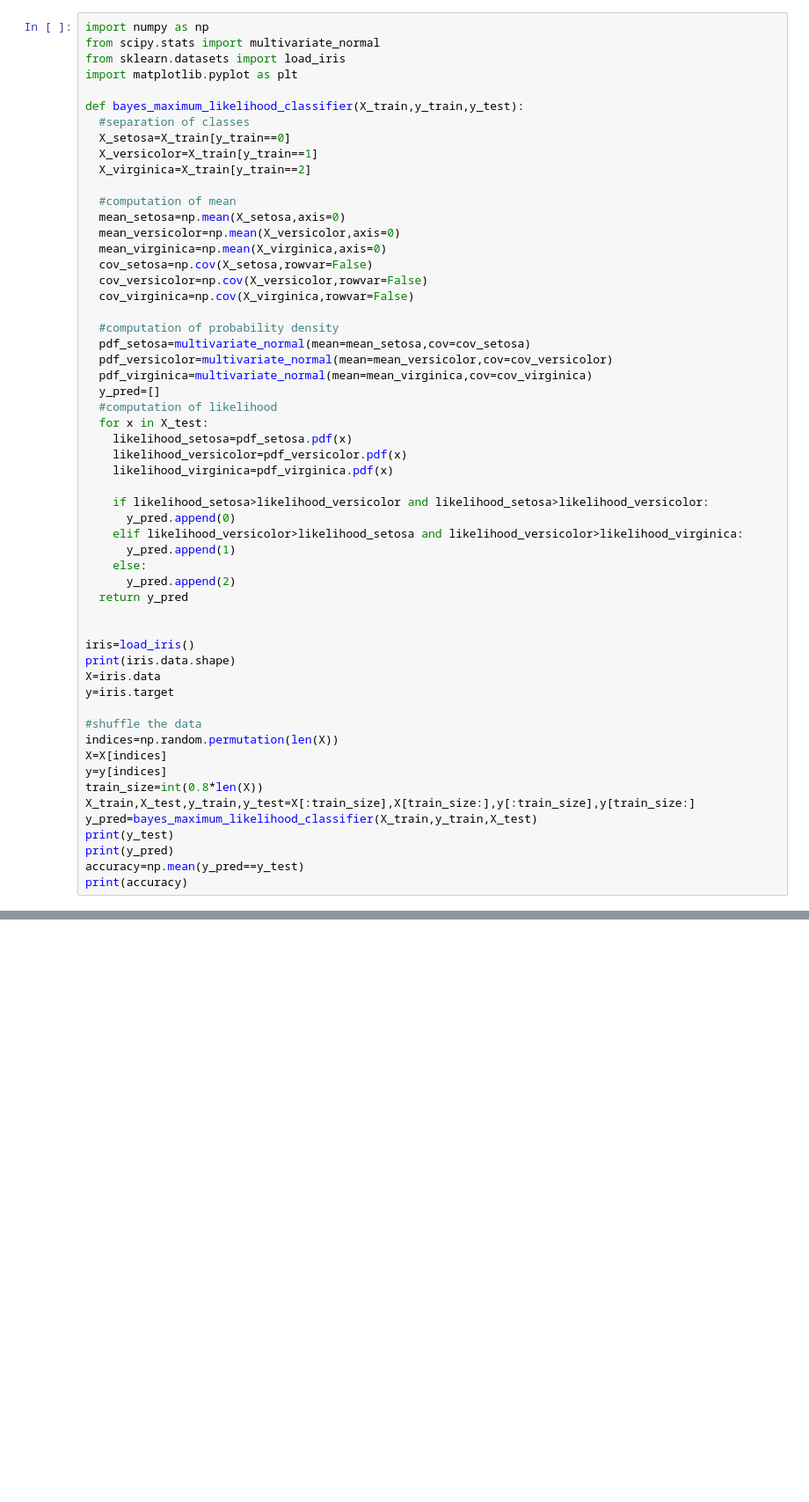
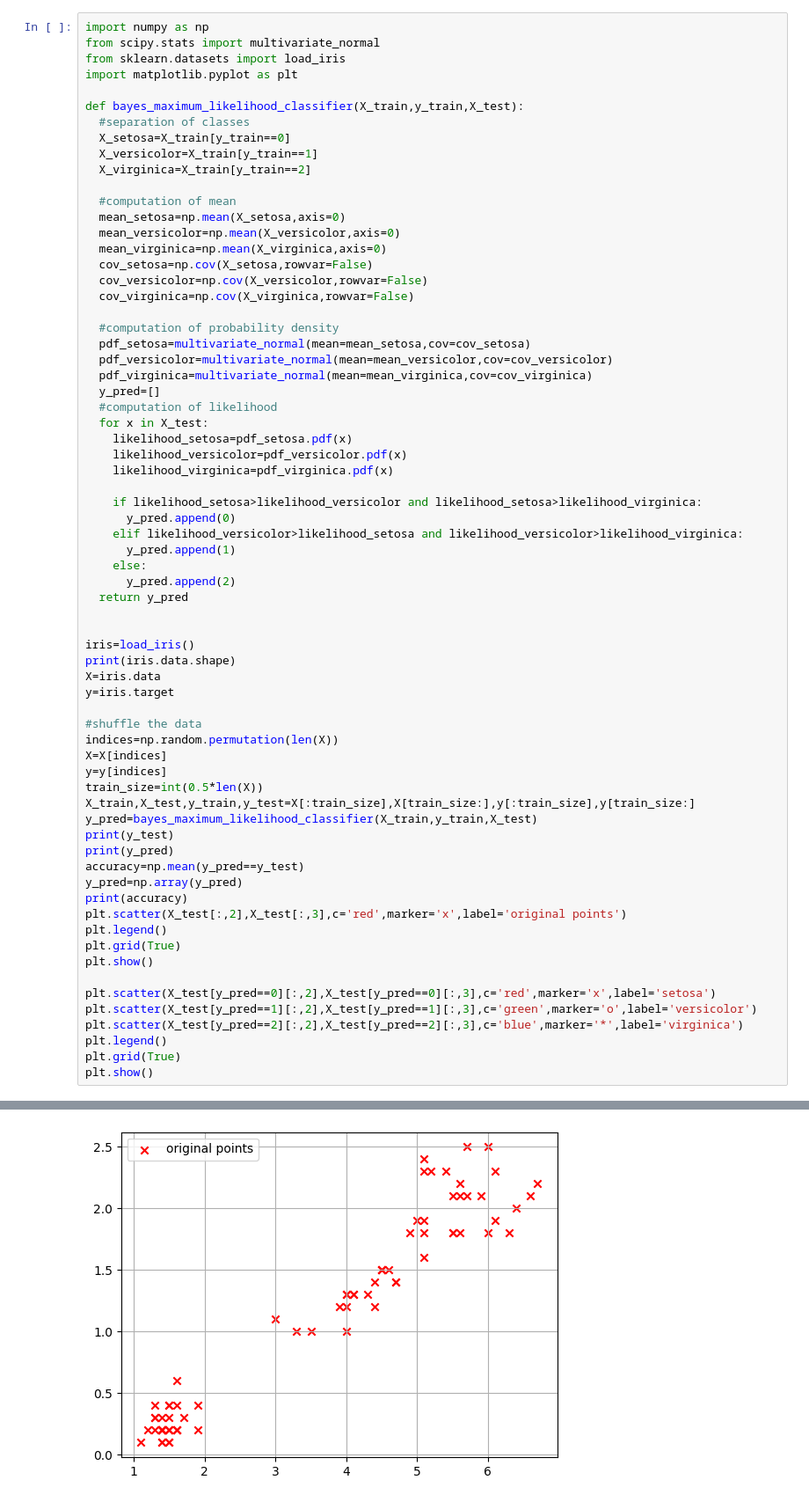
Before and after one commit to samsarkar184/ML-Projects, a Jupyter notebook: Iris_Classification.ipynb, the cells around one changed output, grey strips where cells are left out. Shown at 88% size. Cells and saved outputs as stored; diff of their text form; blank space fills up the shorter version.

```diff
--- a/Iris_Classification.ipynb
+++ b/Iris_Classification.ipynb
@@ -6,7 +6,7 @@ from scipy.stats import multivariate_normal
 from sklearn.datasets import load_iris
 import matplotlib.pyplot as plt
 
-def bayes_maximum_likelihood_classifier(X_train,y_train,y_test):
+def bayes_maximum_likelihood_classifier(X_train,y_train,X_test):
   #separation of classes
   X_setosa=X_train[y_train==0]
   X_versicolor=X_train[y_train==1]
@@ -31,7 +31,7 @@ def bayes_maximum_likelihood_classifier(X_train,y_train,y_test):
     likelihood_versicolor=pdf_versicolor.pdf(x)
     likelihood_virginica=pdf_virginica.pdf(x)
 
-    if likelihood_setosa>likelihood_versicolor and likelihood_setosa>likelihood_versicolor:
+    if likelihood_setosa>likelihood_versicolor and likelihood_setosa>likelihood_virginica:
       y_pred.append(0)
     elif likelihood_versicolor>likelihood_setosa and likelihood_versicolor>likelihood_virginica:
       y_pred.append(1)
@@ -49,12 +49,24 @@ y=iris.target
 indices=np.random.permutation(len(X))
 X=X[indices]
 y=y[indices]
-train_size=int(0.8*len(X))
+train_size=int(0.5*len(X))
 X_train,X_test,y_train,y_test=X[:train_size],X[train_size:],y[:train_size],y[train_size:]
 y_pred=bayes_maximum_likelihood_classifier(X_train,y_train,X_test)
 print(y_test)
 print(y_pred)
 accuracy=np.mean(y_pred==y_test)
+y_pred=np.array(y_pred)
 print(accuracy)
+plt.scatter(X_test[:,2],X_test[:,3],c='red',marker='x',label='original points')
+plt.legend()
+plt.grid(True)
+plt.show()
+
+plt.scatter(X_test[y_pred==0][:,2],X_test[y_pred==0][:,3],c='red',marker='x',label='setosa')
+plt.scatter(X_test[y_pred==1][:,2],X_test[y_pred==1][:,3],c='green',marker='o',label='versicolor')
+plt.scatter(X_test[y_pred==2][:,2],X_test[y_pred==2][:,3],c='blue',marker='*',label='virginica')
+plt.legend()
+plt.grid(True)
+plt.show()
 # %% [output]
 (150, 4)
@@ -63,0 +78 @@ print(accuracy)
+[figure, added]
```
Also changed, not shown: parts of 1 cell of this notebook.
